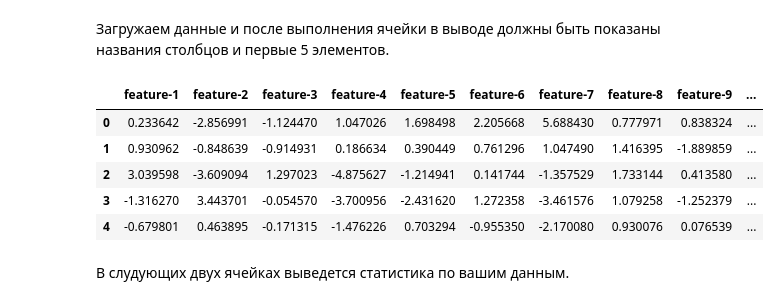
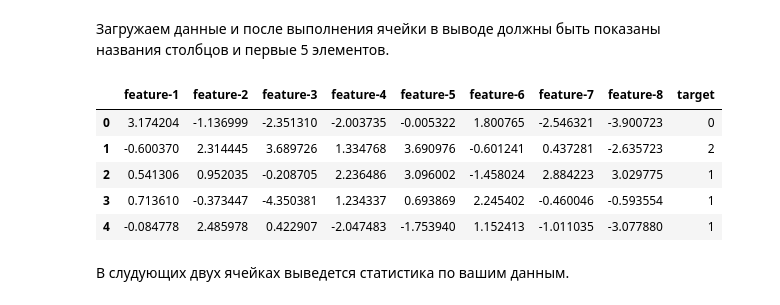
Before and after one commit to 1rd0/cv, a Jupyter notebook: Лабораторная_работа_1_sklearn_knn.ipynb, the cells around one changed output. Saved outputs shown, nothing was run; the diff lists cells and outputs as text; code cells hidden in the pictures.

```diff
--- a/Лабораторная_работа_1_sklearn_knn.ipynb
+++ b/Лабораторная_работа_1_sklearn_knn.ipynb
@@ -48,15 +48,15 @@ rcParams['figure.figsize'] = 12, 5 #натсройка
 # %% [markdown]
 Загружаем данные и после выполнения ячейки в выводе должны быть показаны названия столбцов и первые 5 элементов.
 # %%
-df = pd.read_csv("/content/knn-1.csv", dtype={'target':'category'})   #Параметр dtype={'target':'category'} указывает, что столбец с именем "target" должен быть интерпретирован как категориальный (category).
+df = pd.read_csv("/content/knn-3.csv", dtype={'target':'category'})   #Параметр dtype={'target':'category'} указывает, что столбец с именем "target" должен быть интерпретирован как категориальный (category).
 df.head()
 # %% [output]
-|  | feature-1 | feature-2 | feature-3 | feature-4 | feature-5 | feature-6 | feature-7 | feature-8 | feature-9 | ... |
-| 0 | 0.233642 | -2.856991 | -1.124470 | 1.047026 | 1.698498 | 2.205668 | 5.688430 | 0.777971 | 0.838324 | ... |
-| 1 | 0.930962 | -0.848639 | -0.914931 | 0.186634 | 0.390449 | 0.761296 | 1.047490 | 1.416395 | -1.889859 | ... |
-| 2 | 3.039598 | -3.609094 | 1.297023 | -4.875627 | -1.214941 | 0.141744 | -1.357529 | 1.733144 | 0.413580 | ... |
-| 3 | -1.316270 | 3.443701 | -0.054570 | -3.700956 | -2.431620 | 1.272358 | -3.461576 | 1.079258 | -1.252379 | ... |
-| 4 | -0.679801 | 0.463895 | -0.171315 | -1.476226 | 0.703294 | -0.955350 | -2.170080 | 0.930076 | 0.076539 | ... |
+|  | feature-1 | feature-2 | feature-3 | feature-4 | feature-5 | feature-6 | feature-7 | feature-8 | target |
+| 0 | 3.174204 | -1.136999 | -2.351310 | -2.003735 | -0.005322 | 1.800765 | -2.546321 | -3.900723 | 0 |
+| 1 | -0.600370 | 2.314445 | 3.689726 | 1.334768 | 3.690976 | -0.601241 | 0.437281 | -2.635723 | 2 |
+| 2 | 0.541306 | 0.952035 | -0.208705 | 2.236486 | 3.096002 | -1.458024 | 2.884223 | 3.029775 | 1 |
+| 3 | 0.713610 | -0.373447 | -4.350381 | 1.234337 | 0.693869 | 2.245402 | -0.460046 | -0.593554 | 1 |
+| 4 | -0.084778 | 2.485978 | 0.422907 | -2.047483 | -1.753940 | 1.152413 | -1.011035 | -3.077880 | 1 |
 # %% [markdown]
 В слудующих двух ячейках выведется статистика по вашим данным.
 # %%
```
Also changed, not shown: parts of 19 cells of this notebook.
